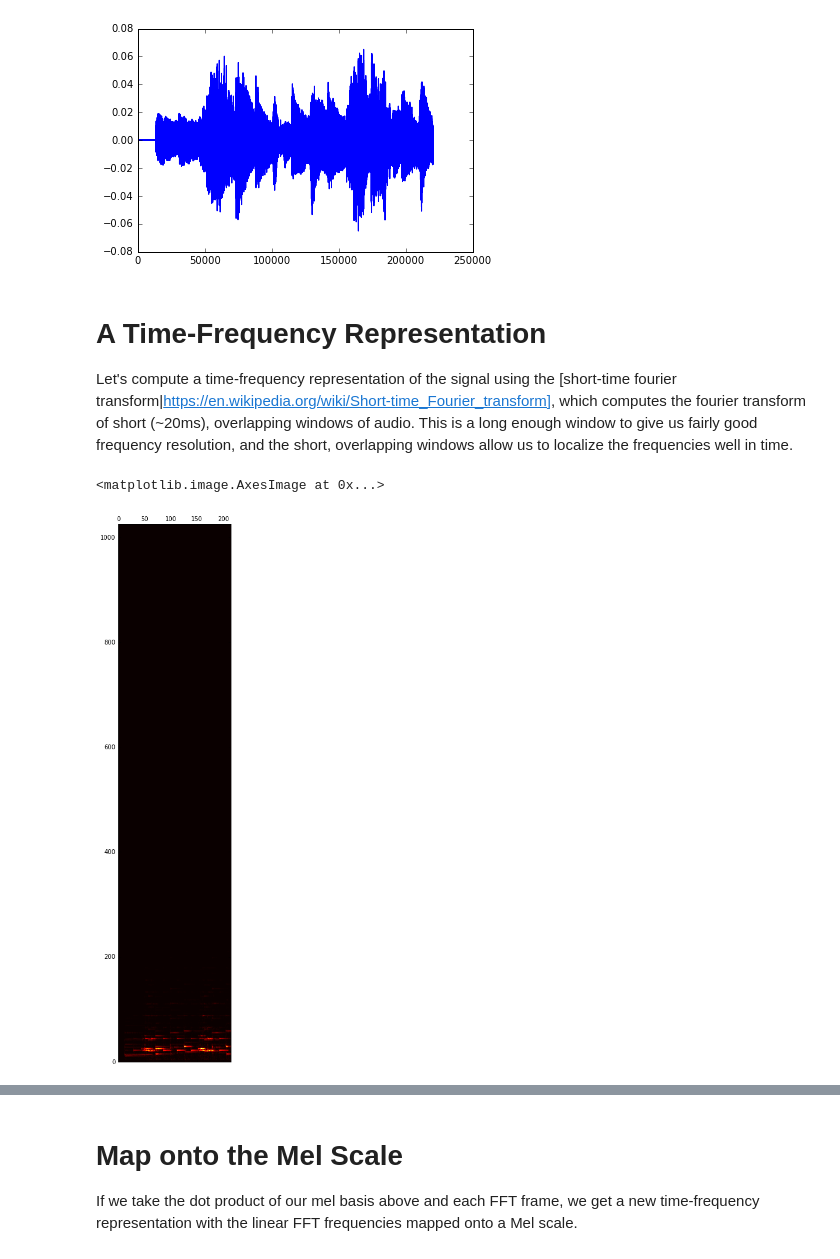
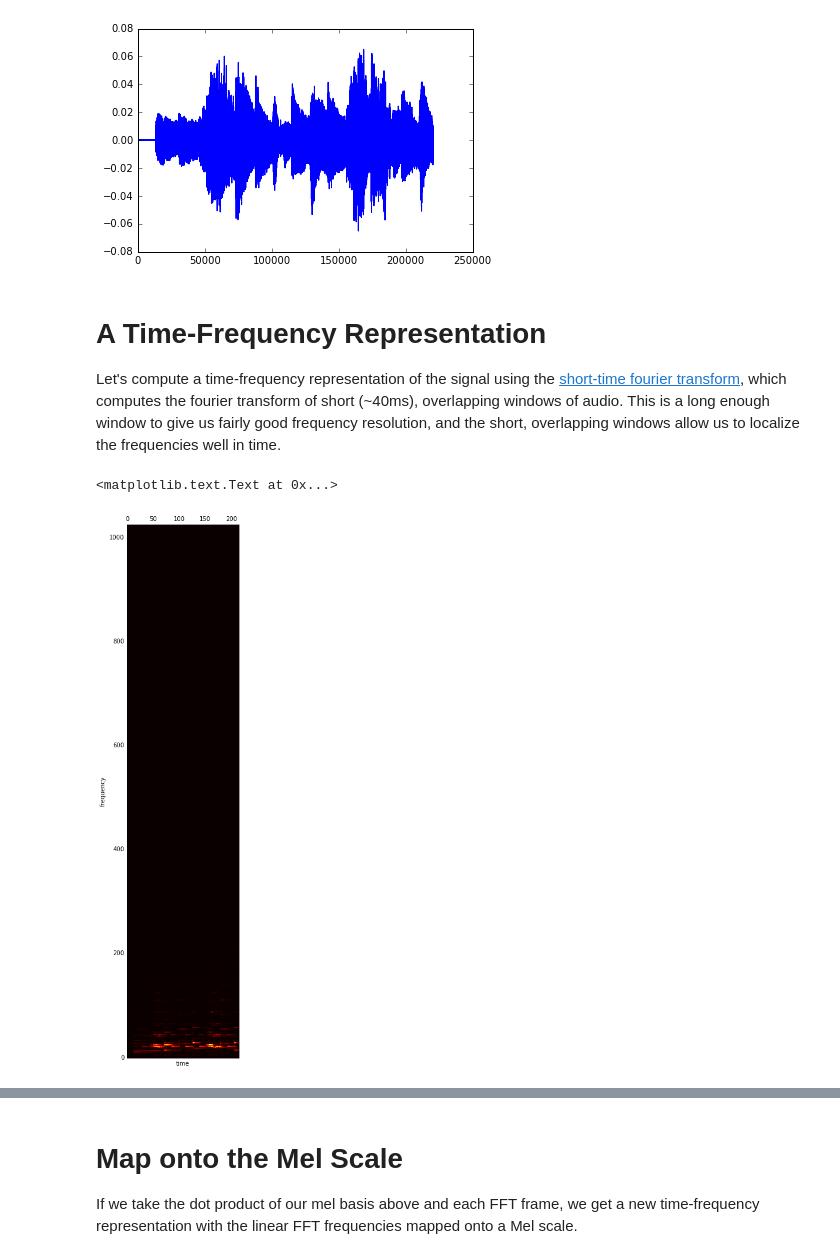
Before and after one commit to JohnVinyard/experiments, a Jupyter notebook: unsupervised-semantic-audio-embeddings/mel-scale-log-spectrogram.ipynb, the cells around one changed output, grey strips where cells are left out. Cells and saved outputs as stored; diff of their text form; code cells hidden in the pictures.

Commit message:
Add labels to graphs and fix markdown

```diff
--- a/unsupervised-semantic-audio-embeddings/mel-scale-log-spectrogram.ipynb
+++ b/unsupervised-semantic-audio-embeddings/mel-scale-log-spectrogram.ipynb
@@ -33,19 +39,21 @@ ipd.Audio(samples, rate=int(samples.samplerate))
 # %% [markdown]
 # A Time-Frequency Representation
 
-Let's compute a time-frequency representation of the signal using the [short-time fourier transform|https://en.wikipedia.org/wiki/Short-time_Fourier_transform], which computes the fourier transform of short (~20ms), overlapping windows of audio.  This is a long enough window to give us fairly good frequency resolution, and the short, overlapping windows allow us to localize the frequencies well in time.
+Let's compute a time-frequency representation of the signal using the [short-time fourier transform](https://en.wikipedia.org/wiki/Short-time_Fourier_transform), which computes the fourier transform of short (~40ms), overlapping windows of audio.  This is a long enough window to give us fairly good frequency resolution, and the short, overlapping windows allow us to localize the frequencies well in time.
 # %%
 import numpy as np
 time_frequency = zounds.spectral.stft(samples)
 
 # take the absolute value of the magnitudes, and
 # discard phase information
 time_frequency = np.abs(time_frequency)
 
 plt.matshow(time_frequency.T, cmap='hot', origin='lower')
+plt.xlabel('time')
+plt.ylabel('frequency')
 # %% [output]
-<matplotlib.image.AxesImage at 0x...>
+<matplotlib.text.Text at 0x...>
-[figure, old version]
+[figure, new version]
 # %% [markdown]
 # Log-Spaced Frequencies
 
```
Also changed, not shown: parts of 7 cells of this notebook, 1 other file.
